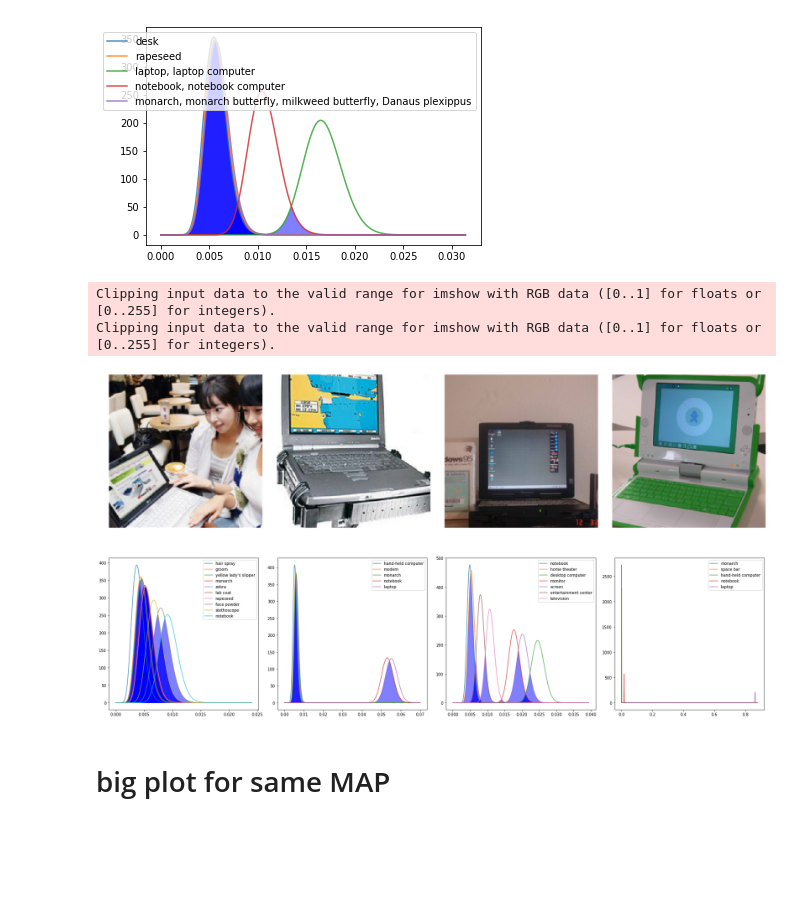
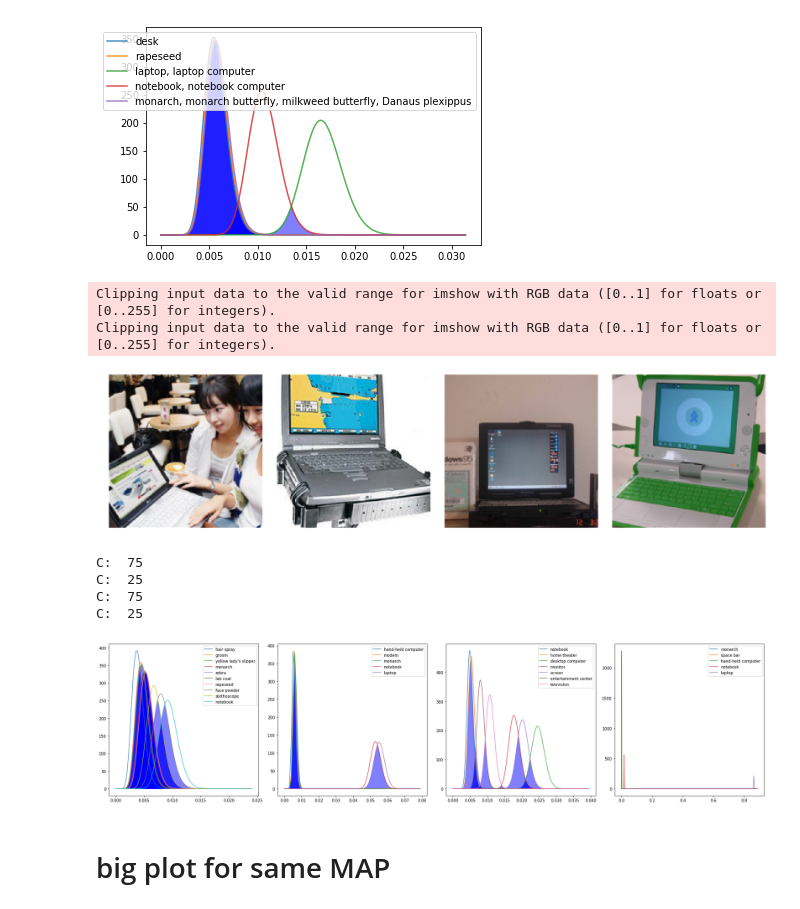
Before and after one commit to ross-Hr/master2020, a Jupyter notebook: 2019-10-Laplace_Bridge/exp/Experiment3_ImageNet_DenseNet.ipynb, the cells around one changed output. Saved outputs shown, nothing was run; the diff lists cells and outputs as text; code cells hidden in the pictures; blank space fills up the shorter version.

Commit message:
changed the last figure to tikz

```diff
--- a/2019-10-Laplace_Bridge/exp/Experiment3_ImageNet_DenseNet.ipynb
+++ b/2019-10-Laplace_Bridge/exp/Experiment3_ImageNet_DenseNet.ipynb
@@ -1171,10 +1374,13 @@ def show_beta_marginals(list_of_idx, list_of_k, filename):
     n = len(list_of_idx)
     fig, axs = plt.subplots(nrows=1, ncols=n, sharex=False, figsize=(n*6, 6))
 
-    x = np.linspace(0,1, 10000 + 1)
-    C = 150
+    max_rb = [5000, 1000, 5000, 1000]
+    Cs = 5*np.array([15, 5, 15, 5])
     for i, idx in enumerate(list_of_idx):
 
+        C = Cs[i]
+        print("C: ", C)
+        x = np.linspace(0,1, max_rb[i] + 1)
         k = ks[i]
         topK_idx = get_topK(imagenet_DIR_LPA[idx], k)
         alpha_sum = imagenet_DIR_LPA[idx].sum()
@@ -1208,20 +1414,24 @@ def show_beta_marginals(list_of_idx, list_of_k, filename):
 
         axs[i].legend()
 
-    #tpl.save('figures/{}'.format(filename), figure=fig, figurewidth='\\figwidth', figureheight='\\figheight')
     plt.tight_layout()
-    plt.savefig('figures/{}'.format(filename))
+    tpl.save('figures/{}'.format(filename), figure=fig, figurewidth='\\figwidth', figureheight='\\figheight')
+    #plt.savefig('figures/{}'.format(filename))
     plt.show()
 # %%
 idxs = [31000, 31036, 31028, 31009]
 ks = [10,5,7,5]
 show_images(idxs, filename='imagenet_images.pdf')
-show_beta_marginals(idxs, ks, filename='imagenet_marginal_betas.pdf')
+show_beta_marginals(idxs, ks, filename='imagenet_marginal_betas.tex')
 # %% [output]
 Clipping input data to the valid range for imshow with RGB data ([0..1] for floats or [0..255] for integers).
 Clipping input data to the valid range for imshow with RGB data ([0..1] for floats or [0..255] for integers).
 [figure]
+C:  75
+C:  25
+C:  75
+C:  25
-[figure, old version]
+[figure, new version]
 # %% [markdown]
 # big plot for same MAP
 # %%
```
Also changed, not shown: parts of 23 cells of this notebook, 2 other files.
